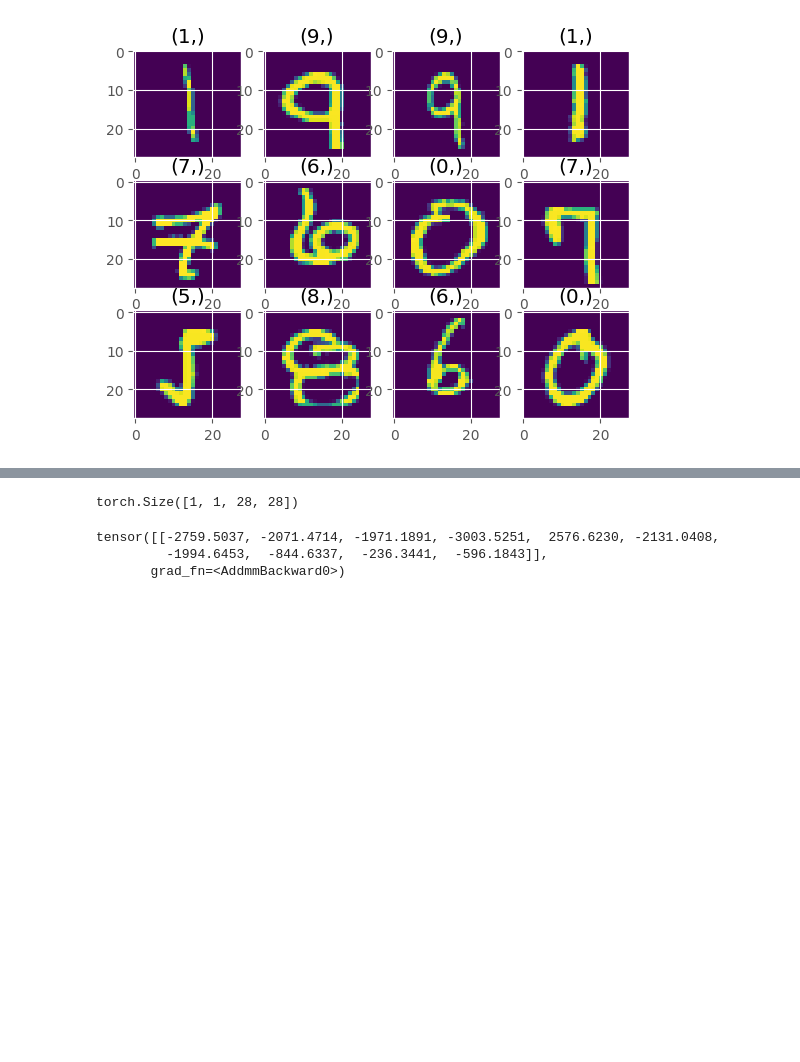
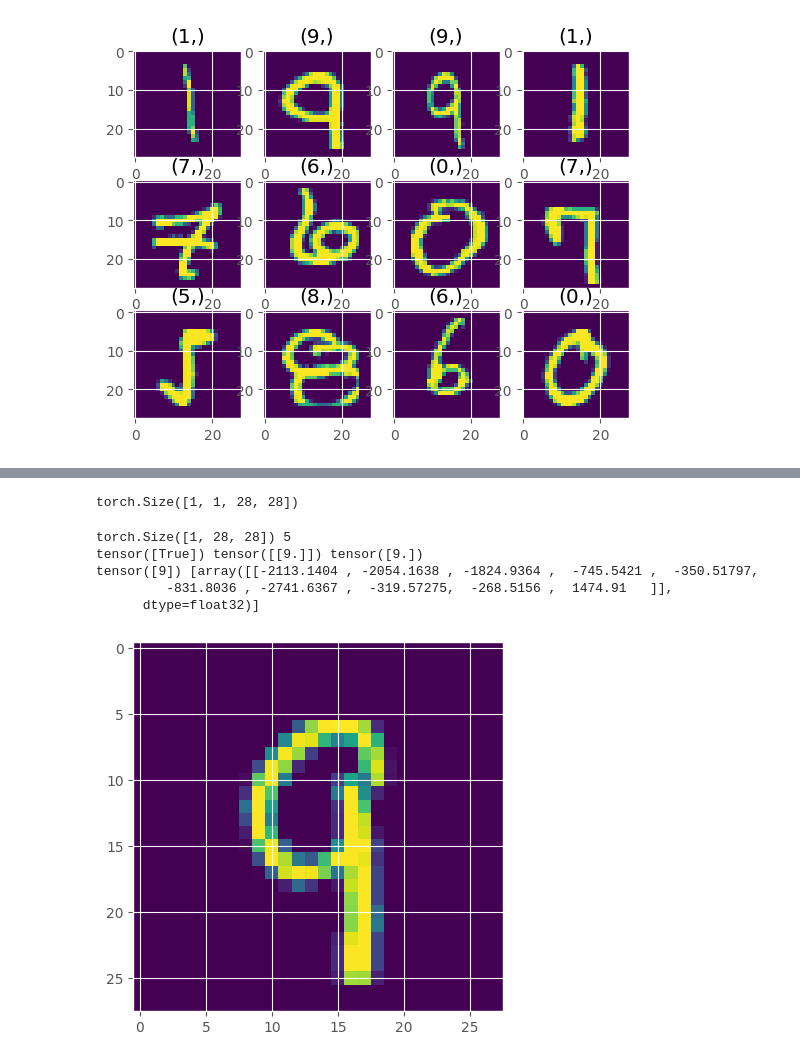
Before and after one commit to JinkeMa/Tang-ML-Note, a Jupyter notebook: 4 神经网络分类任务 MNIST.ipynb, the cells around one changed output, grey strips where cells are left out. Saved outputs shown, nothing was run; the diff lists cells and outputs as text; code cells hidden in the pictures; blank space fills up the shorter version.

```diff
--- a/4 神经网络分类任务 MNIST.ipynb
+++ b/4 神经网络分类任务 MNIST.ipynb
@@ -322,15 +303,20 @@ batch_idx 1800, right1 32, right2 9843
 # %%
-net.eval()
+# net.eval()
 # 扩充维度unsqueeze() 缩减维度squeeze()去掉维度值=1的那个维度
 img = torch.Tensor(next(train_image_loader))
 # 扩充2次维度变成(batch_size, channels, w, h)
 img = torch.unsqueeze(img,dim=0)
 img = torch.unsqueeze(img,dim=0)
 print(img.size())
-pred = net(img)
-pred
+# pred = net(img)
+
+# export model to .onnx
+# torch.onnx.export(
+#       net,
+#        img,
+#        '../../GitRepos/model/cnn.onnx',
+#        export_params = True,
+#        verbose = True,
+#        )
 # %% [output]
 torch.Size([1, 1, 28, 28])
-tensor([[-2759.5037, -2071.4714, -1971.1891, -3003.5251,  2576.6230, -2131.0408,
-         -1994.6453,  -844.6337,  -236.3441,  -596.1843]],
-       grad_fn=<AddmmBackward0>)
@@ -347,0 +323,30 @@ torch.onnx.export(
+# %%
+import onnx
+import onnxruntime as ort
+
+input_names = []
+
+# model = onnx.load('../../GitRepos/model/cnn.onnx')
+ort_session = ort.InferenceSession('../../GitRepos/model/cnn.onnx')
+# input_feed是字典时,key值必须正确，可以在导出onnx时指定
+pred = ort_session.run(None,{'input.1':np.array(img)})
+output = torch.Tensor(np.array(pred[0]))
+mm = torch.max(output,1)[1]
+
+# datasets are lists of [[channel,w,h],label]
+print(train_sets[0][0].size(),train_sets[0][1])
+
+# view as : 相当于是忽略掉两者多余的维度，维度值=1的那个维度[]会被去掉
+print(torch.eq(mm,torch.Tensor([[9]]).view_as(mm)),torch.Tensor([[9]]),torch.Tensor([[9]]).view_as(mm))
+
+# display
+a = plt.axes()
+a.imshow(torch.squeeze(torch.squeeze(img)))
+print(mm,pred)
+# %% [output]
+torch.Size([1, 28, 28]) 5
+tensor([True]) tensor([[9.]]) tensor([9.])
+tensor([9]) [array([[-2113.1404 , -2054.1638 , -1824.9364 ,  -745.5421 ,  -350.51797,
+         -831.8036 , -2741.6367 ,  -319.57275,  -268.5156 ,  1474.91   ]],
+      dtype=float32)]
+[figure, added]
```
Also changed, not shown: parts of 2 cells of this notebook.
